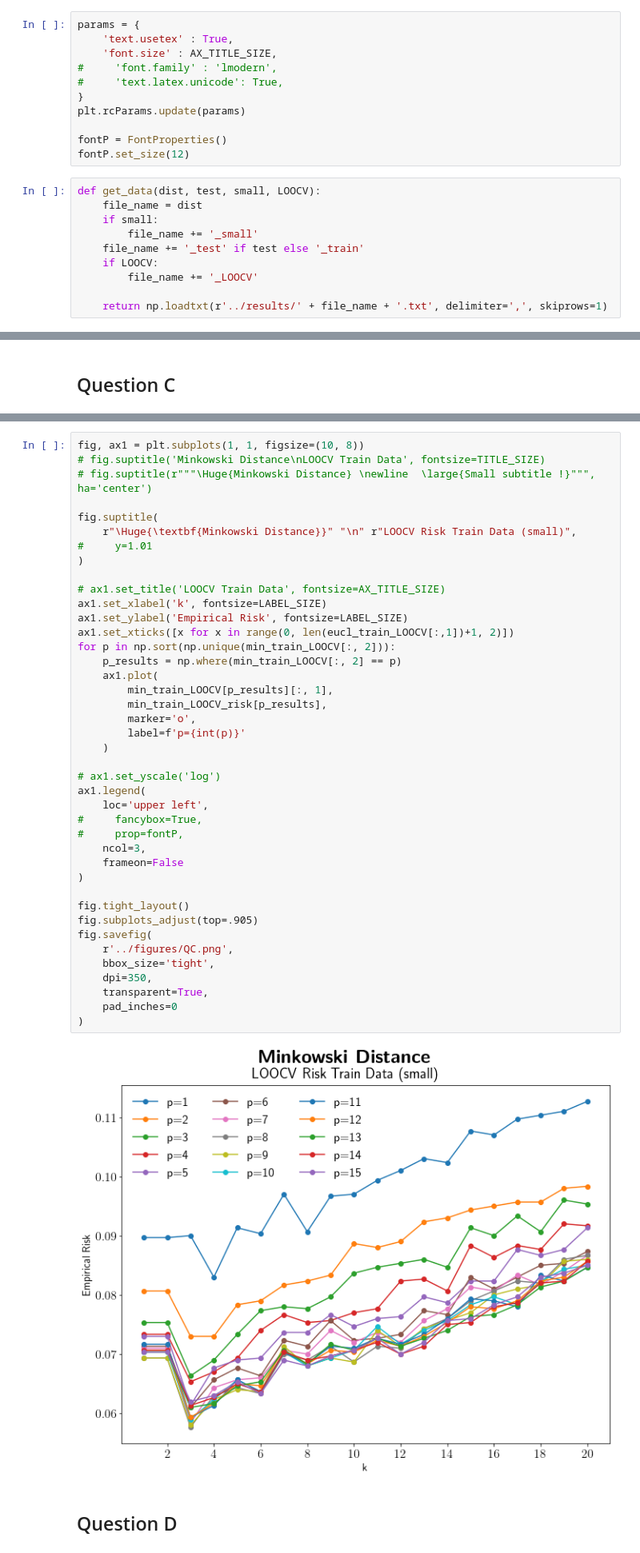
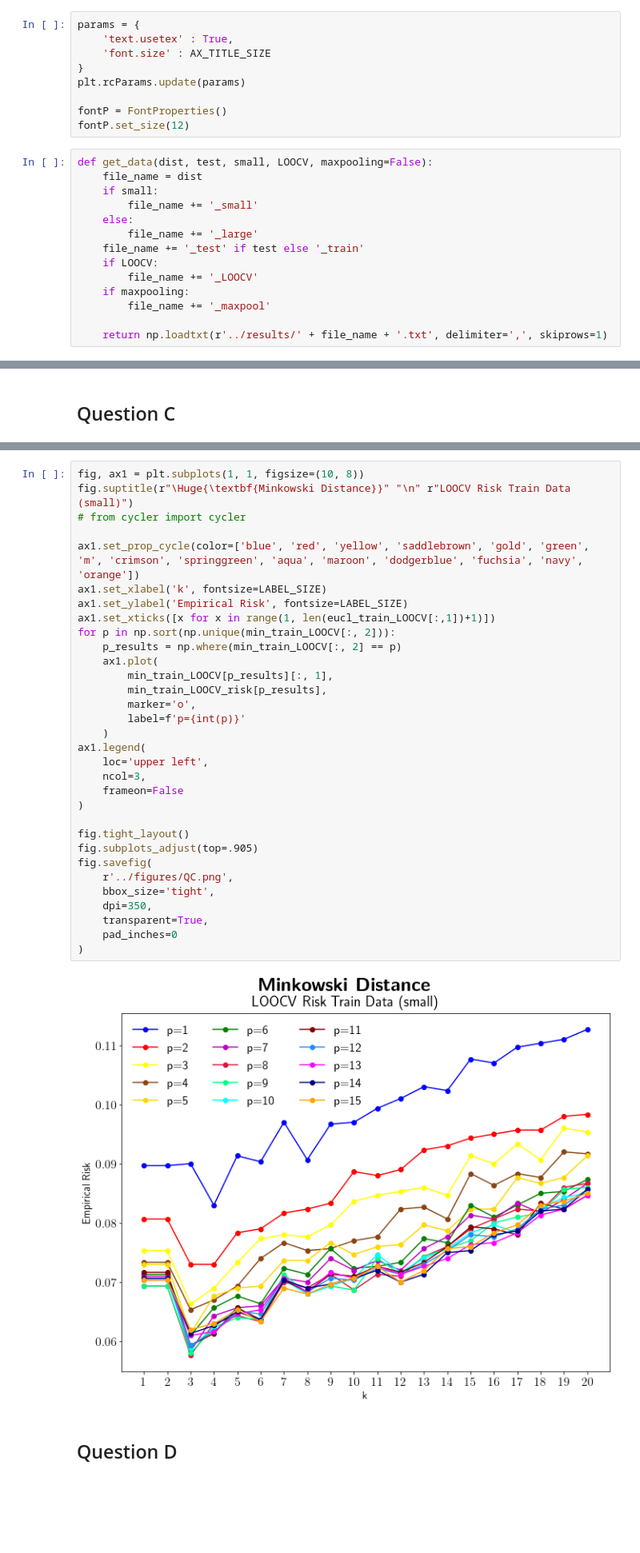
Before and after one commit to RobvanGastel/k-NN, a Jupyter notebook: notebooks/plots.ipynb, the cells around one changed output, grey strips where cells are left out. Shown: that part at 80% size. Saved outputs shown, nothing was run; the diff lists cells and outputs as text; blank space fills up the shorter version.

Commit message:
Run notebooks to show results, Adjust plots

```diff
--- a/notebooks/plots.ipynb
+++ b/notebooks/plots.ipynb
@@ -12,22 +11,24 @@ LABEL_SIZE = 14
 # %%
 params = {
     'text.usetex' : True,
-    'font.size' : AX_TITLE_SIZE,
-#     'font.family' : 'lmodern',
-#     'text.latex.unicode': True,
+    'font.size' : AX_TITLE_SIZE
 }
 plt.rcParams.update(params)
 
 fontP = FontProperties()
 fontP.set_size(12)
 # %%
-def get_data(dist, test, small, LOOCV):
+def get_data(dist, test, small, LOOCV, maxpooling=False):
     file_name = dist
     if small:
         file_name += '_small'
+    else:
+        file_name += '_large'
     file_name += '_test' if test else '_train'
     if LOOCV:
         file_name += '_LOOCV'
+    if maxpooling:
+        file_name += '_maxpool'
 
     return np.loadtxt(r'../results/' + file_name + '.txt', delimiter=',', skiprows=1)
 # %% [markdown]
@@ -108,45 +103,36 @@ min_train_LOOCV_risk = min_train_LOOCV[:, 0]/2999
 # %%
 fig, ax1 = plt.subplots(1, 1, figsize=(10, 8))
-# fig.suptitle('Minkowski Distance\nLOOCV Train Data', fontsize=TITLE_SIZE)
-# fig.suptitle(r"""\Huge{Minkowski Distance} \newline  \large{Small subtitle !}""", ha='center')
+fig.suptitle(r"\Huge{\textbf{Minkowski Distance}}" "\n" r"LOOCV Risk Train Data (small)")
+# from cycler import cycler
 
-fig.suptitle(
-    r"\Huge{\textbf{Minkowski Distance}}" "\n" r"LOOCV Risk Train Data (small)",
-#     y=1.01
-)
-
-# ax1.set_title('LOOCV Train Data', fontsize=AX_TITLE_SIZE)
+ax1.set_prop_cycle(color=['blue', 'red', 'yellow', 'saddlebrown', 'gold', 'green', 'm', 'crimson', 'springgreen', 'aqua', 'maroon', 'dodgerblue', 'fuchsia', 'navy', 'orange'])
 ax1.set_xlabel('k', fontsize=LABEL_SIZE)
 ax1.set_ylabel('Empirical Risk', fontsize=LABEL_SIZE)
-ax1.set_xticks([x for x in range(0, len(eucl_train_LOOCV[:,1])+1, 2)])
+ax1.set_xticks([x for x in range(1, len(eucl_train_LOOCV[:,1])+1)])
 for p in np.sort(np.unique(min_train_LOOCV[:, 2])):
     p_results = np.where(min_train_LOOCV[:, 2] == p)
     ax1.plot(
         min_train_LOOCV[p_results][:, 1],
         min_train_LOOCV_risk[p_results],
         marker='o',
         label=f'p={int(p)}'
     )
-
-# ax1.set_yscale('log')
 ax1.legend(
     loc='upper left',
-#     fancybox=True,
-#     prop=fontP,
     ncol=3,
     frameon=False
 )
 
 fig.tight_layout()
 fig.subplots_adjust(top=.905)
 fig.savefig(
     r'../figures/QC.png',
     bbox_size='tight',
     dpi=350,
     transparent=True,
     pad_inches=0
 )
 # %% [output]
-[figure, old version]
+[figure, new version]
 # %% [markdown]
 ## Question D
```
Also changed, not shown: parts of 17 cells of this notebook, 24 other files.
